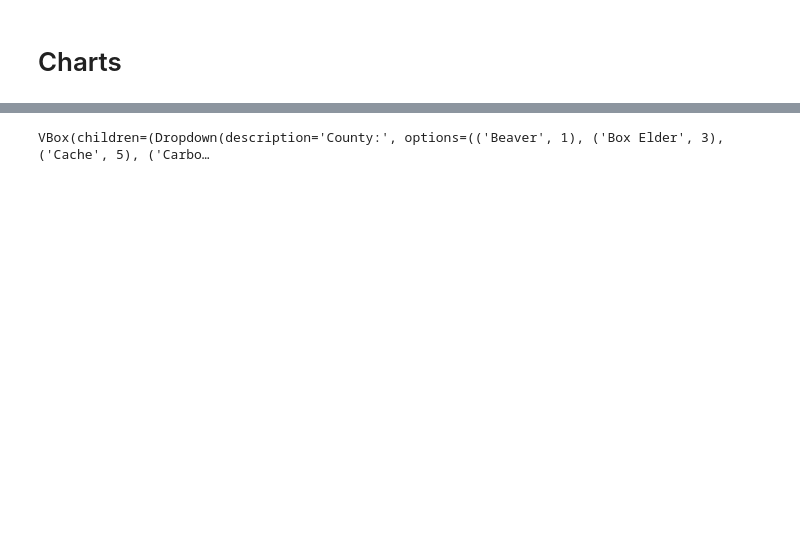
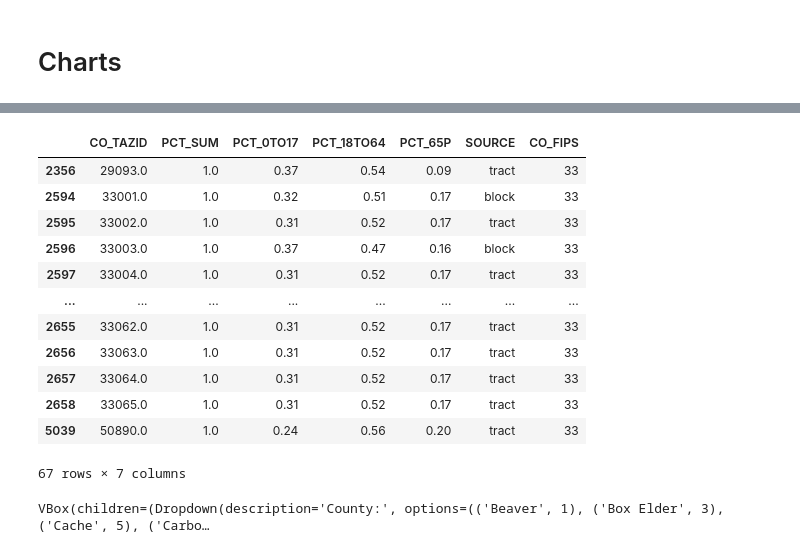
Before and after one commit to WFRCAnalytics/TDM-INP-TAZ-Age-Percent, a Jupyter notebook: 2-compare-previous.ipynb, the cells around one changed output, grey strips where cells are left out. Saved outputs shown, nothing was run; the diff lists cells and outputs as text; code cells hidden in the pictures; blank space fills up the shorter version.

```diff
--- a/2-compare-previous.ipynb
+++ b/2-compare-previous.ipynb
@@ -154,6 +259,23 @@ display(ui, out)
 # %% [output]
 VBox(children=(Dropdown(description='Select County:', layout=Layout(width='300px'), options=(('Beaver', 1), ('…
 [interactive output not drawn]
+# %%
+new_filtered = new_taz_percent_df[new_taz_percent_df['CO_FIPS'] == 33]
+new_filtered
+# %% [output]
+|  | CO_TAZID | PCT_SUM | PCT_0TO17 | PCT_18TO64 | PCT_65P | SOURCE | CO_FIPS |
+| 2356 | 29093.0 | 1.0 | 0.37 | 0.54 | 0.09 | tract | 33 |
+| 2594 | 33001.0 | 1.0 | 0.32 | 0.51 | 0.17 | block | 33 |
+| 2595 | 33002.0 | 1.0 | 0.31 | 0.52 | 0.17 | tract | 33 |
+| 2596 | 33003.0 | 1.0 | 0.37 | 0.47 | 0.16 | block | 33 |
+| 2597 | 33004.0 | 1.0 | 0.31 | 0.52 | 0.17 | tract | 33 |
+| ... | ... | ... | ... | ... | ... | ... | ... |
+| 2655 | 33062.0 | 1.0 | 0.31 | 0.52 | 0.17 | tract | 33 |
+| 2656 | 33063.0 | 1.0 | 0.31 | 0.52 | 0.17 | tract | 33 |
+| 2657 | 33064.0 | 1.0 | 0.31 | 0.52 | 0.17 | tract | 33 |
+| 2658 | 33065.0 | 1.0 | 0.31 | 0.52 | 0.17 | tract | 33 |
+| 5039 | 50890.0 | 1.0 | 0.24 | 0.56 | 0.20 | tract | 33 |
+67 rows × 7 columns
 # %%
 import pandas as pd
 import geopandas as gpd
```
Also changed, not shown: parts of 10 cells of this notebook, 19 other files.
